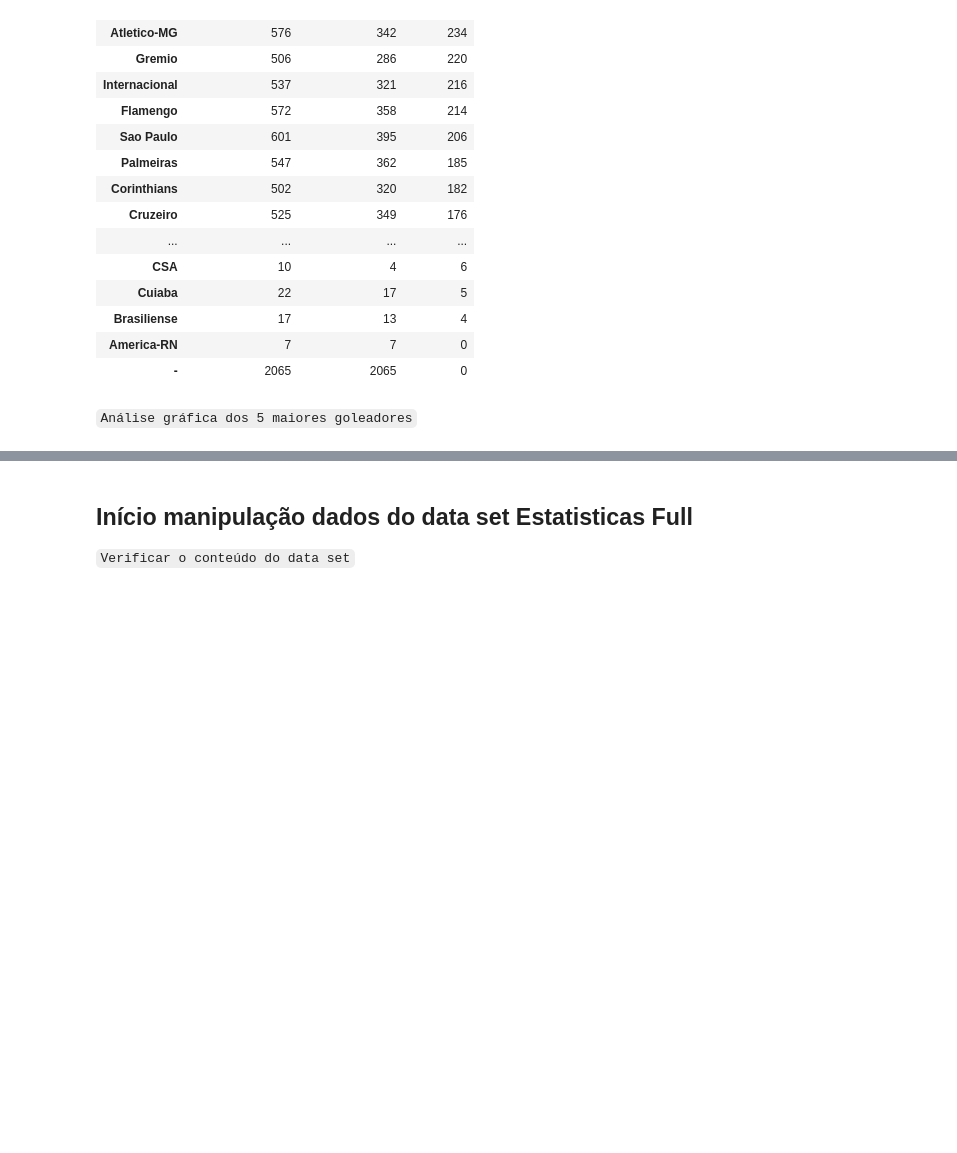
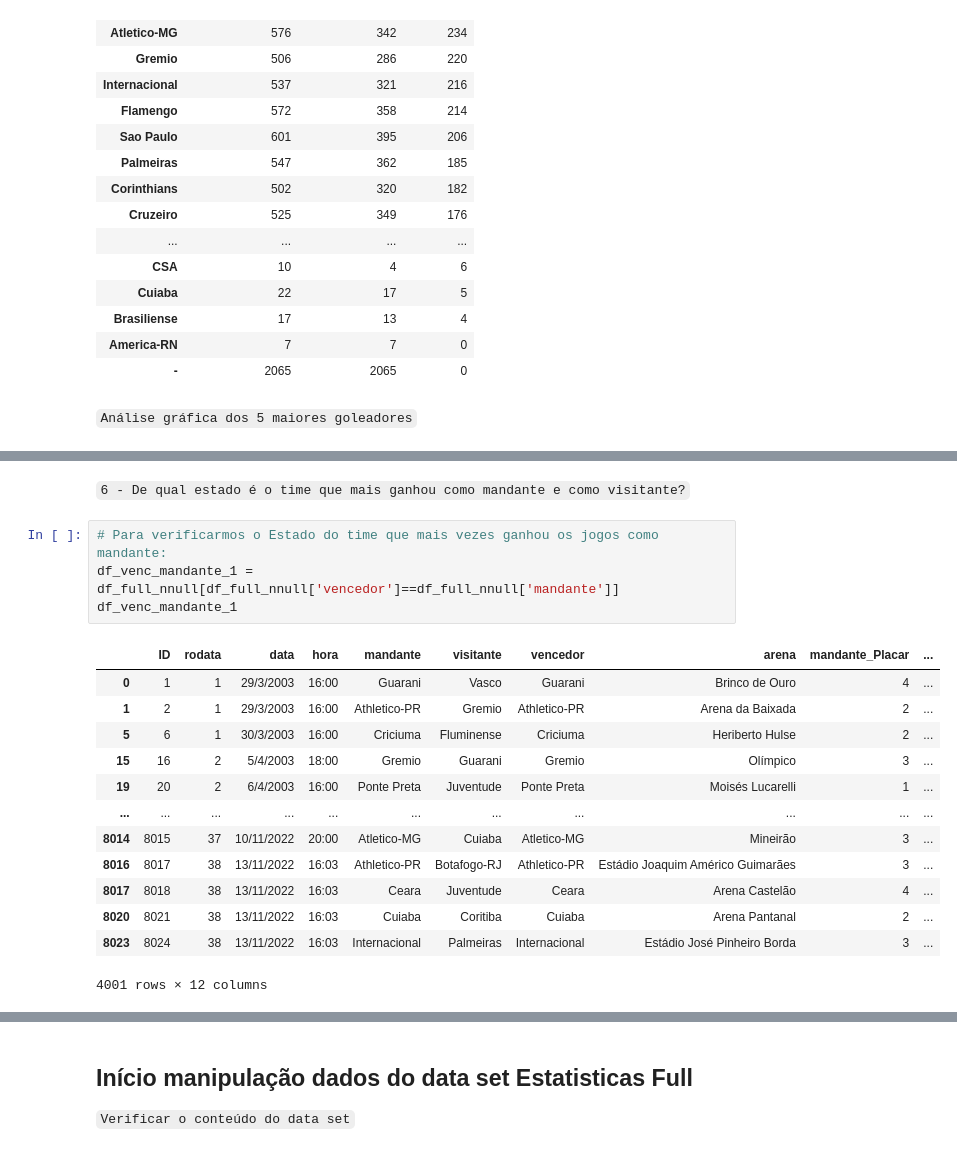
Before and after one commit to CavalaroVictor/Projeto_Modulo_II_ADA, a Jupyter notebook: project_II.ipynb, the cells around one changed output, grey strips where cells are left out. Drawn from its saved outputs; the diff is of its cells as text; blank space fills up the shorter version.

```diff
--- a/project_II.ipynb
+++ b/project_II.ipynb
@@ -463,0 +478,20 @@ See the caveats in the documentation: https://pandas.pydata.org/pandas-docs/stab
+# %% [markdown]
+``6 - De qual estado é o time que mais ganhou como mandante e como visitante?``
+# %%
+# Para verificarmos o Estado do time que mais vezes ganhou os jogos como mandante:
+df_venc_mandante_1 = df_full_nnull[df_full_nnull['vencedor']==df_full_nnull['mandante']]
+df_venc_mandante_1
+# %% [output]
+|  | ID | rodata | data | hora | mandante | visitante | vencedor | arena | mandante_Placar | ... |
+| 0 | 1 | 1 | 29/3/2003 | 16:00 | Guarani | Vasco | Guarani | Brinco de Ouro | 4 | ... |
+| 1 | 2 | 1 | 29/3/2003 | 16:00 | Athletico-PR | Gremio | Athletico-PR | Arena da Baixada | 2 | ... |
+| 5 | 6 | 1 | 30/3/2003 | 16:00 | Criciuma | Fluminense | Criciuma | Heriberto Hulse | 2 | ... |
+| 15 | 16 | 2 | 5/4/2003 | 18:00 | Gremio | Guarani | Gremio | Olímpico | 3 | ... |
+| 19 | 20 | 2 | 6/4/2003 | 16:00 | Ponte Preta | Juventude | Ponte Preta | Moisés Lucarelli | 1 | ... |
+| ... | ... | ... | ... | ... | ... | ... | ... | ... | ... | ... |
+| 8014 | 8015 | 37 | 10/11/2022 | 20:00 | Atletico-MG | Cuiaba | Atletico-MG | Mineirão | 3 | ... |
+| 8016 | 8017 | 38 | 13/11/2022 | 16:03 | Athletico-PR | Botafogo-RJ | Athletico-PR | Estádio Joaquim Américo Guimarães | 3 | ... |
+| 8017 | 8018 | 38 | 13/11/2022 | 16:03 | Ceara | Juventude | Ceara | Arena Castelão | 4 | ... |
+| 8020 | 8021 | 38 | 13/11/2022 | 16:03 | Cuiaba | Coritiba | Cuiaba | Arena Pantanal | 2 | ... |
+| 8023 | 8024 | 38 | 13/11/2022 | 16:03 | Internacional | Palmeiras | Internacional | Estádio José Pinheiro Borda | 3 | ... |
+4001 rows × 12 columns
```
Also changed, not shown: parts of 21 cells of this notebook.
